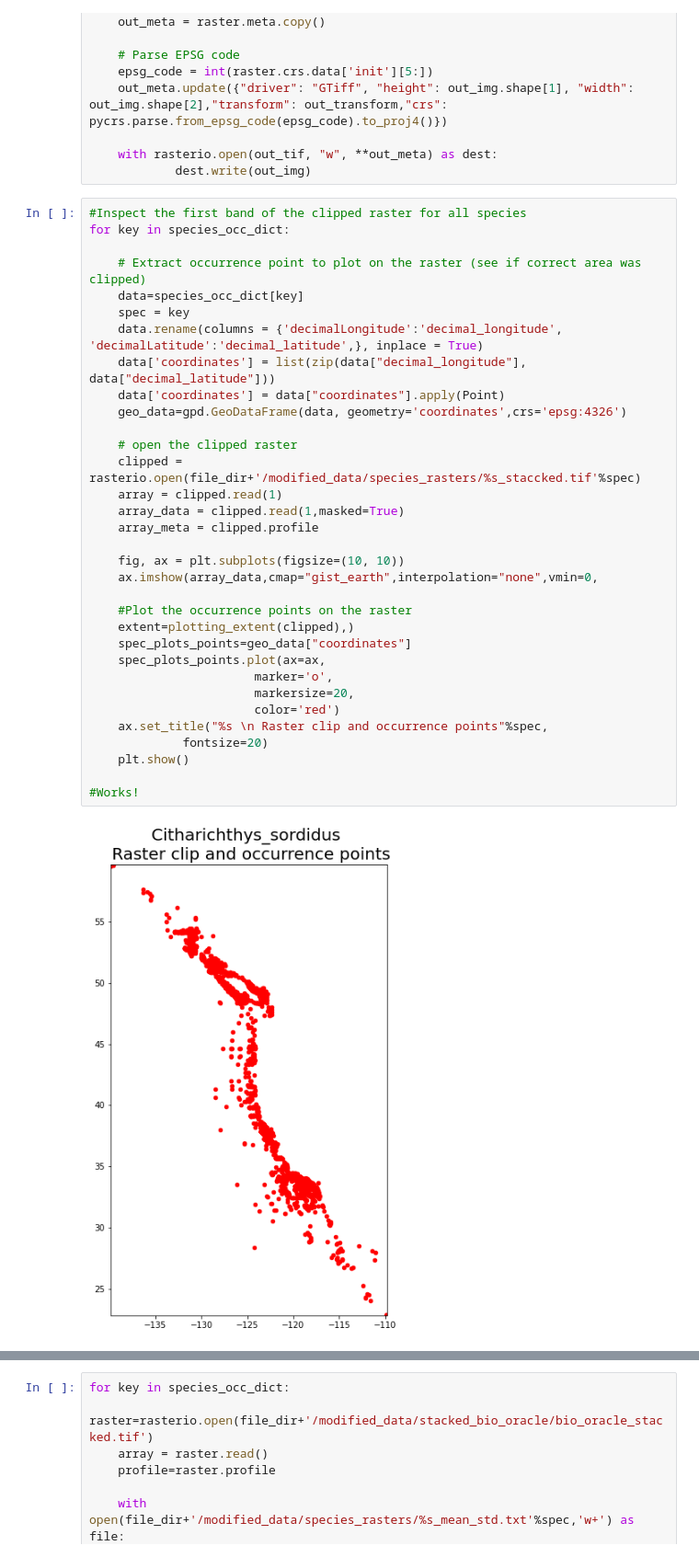
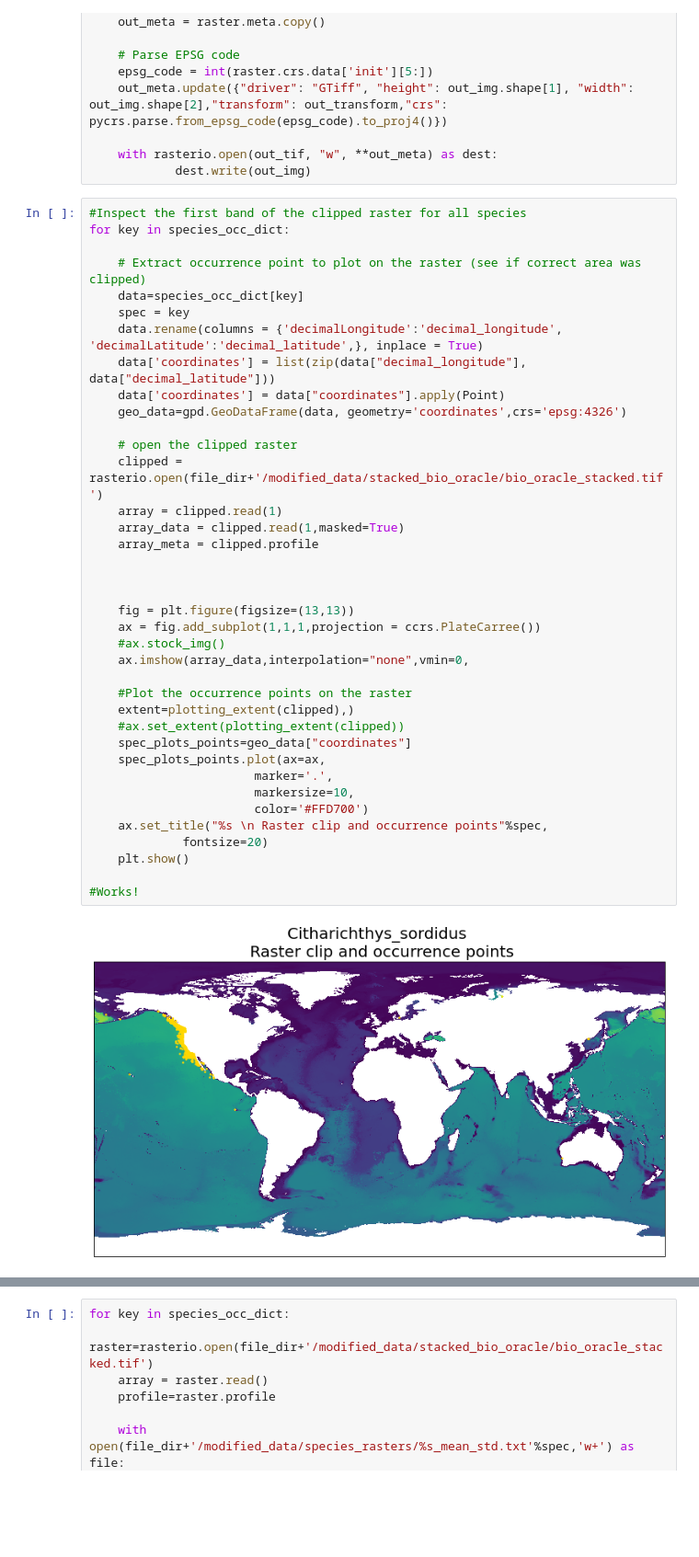
Before and after one commit to maddie-aos/CPSC_597, a Jupyter notebook: dnn_code/step3_create_pred_raster.ipynb, the cells around one changed output, grey strips where cells are left out. Shown at 92% size. Saved outputs shown, nothing was run; the diff lists cells and outputs as text; blank space fills up the shorter version.

```diff
--- a/dnn_code/step3_create_pred_raster.ipynb
+++ b/dnn_code/step3_create_pred_raster.ipynb
@@ -71,35 +74,40 @@ for key in species_occ_dict:
 # %%
 #Inspect the first band of the clipped raster for all species
 for key in species_occ_dict:
 
     # Extract occurrence point to plot on the raster (see if correct area was clipped)
     data=species_occ_dict[key]
     spec = key
     data.rename(columns = {'decimalLongitude':'decimal_longitude', 'decimalLatitude':'decimal_latitude',}, inplace = True)
     data['coordinates'] = list(zip(data["decimal_longitude"], data["decimal_latitude"]))
     data['coordinates'] = data["coordinates"].apply(Point)
     geo_data=gpd.GeoDataFrame(data, geometry='coordinates',crs='epsg:4326')
 
     # open the clipped raster
-    clipped = rasterio.open(file_dir+'/modified_data/species_rasters/%s_staccked.tif'%spec)
+    clipped = rasterio.open(file_dir+'/modified_data/stacked_bio_oracle/bio_oracle_stacked.tif')
     array = clipped.read(1)
     array_data = clipped.read(1,masked=True)
     array_meta = clipped.profile
 
-    fig, ax = plt.subplots(figsize=(10, 10))
-    ax.imshow(array_data,cmap="gist_earth",interpolation="none",vmin=0,
+
+
+    fig = plt.figure(figsize=(13,13))
+    ax = fig.add_subplot(1,1,1,projection = ccrs.PlateCarree())
+    #ax.stock_img()
+    ax.imshow(array_data,interpolation="none",vmin=0,
 
     #Plot the occurrence points on the raster
     extent=plotting_extent(clipped),)
+    #ax.set_extent(plotting_extent(clipped))
     spec_plots_points=geo_data["coordinates"]
     spec_plots_points.plot(ax=ax,
-                       marker='o',
-                       markersize=20,
-                       color='red')
+                       marker='.',
+                       markersize=10,
+                       color='#FFD700')
     ax.set_title("%s \n Raster clip and occurrence points"%spec,
              fontsize=20)
     plt.show()
 
 #Works!
 # %% [output]
-[figure, old version]
+[figure, new version]
```
Also changed, not shown: parts of 6 cells of this notebook, 33 other files.
